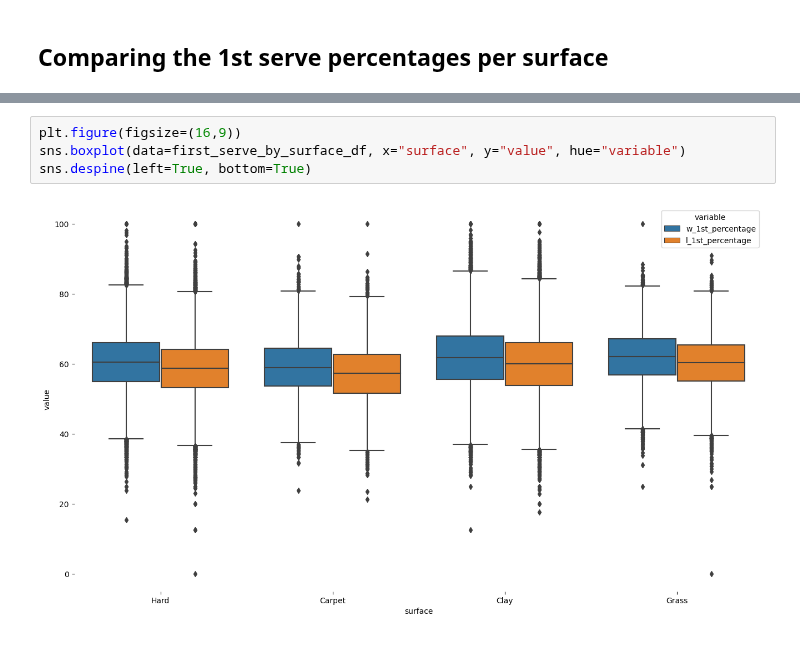
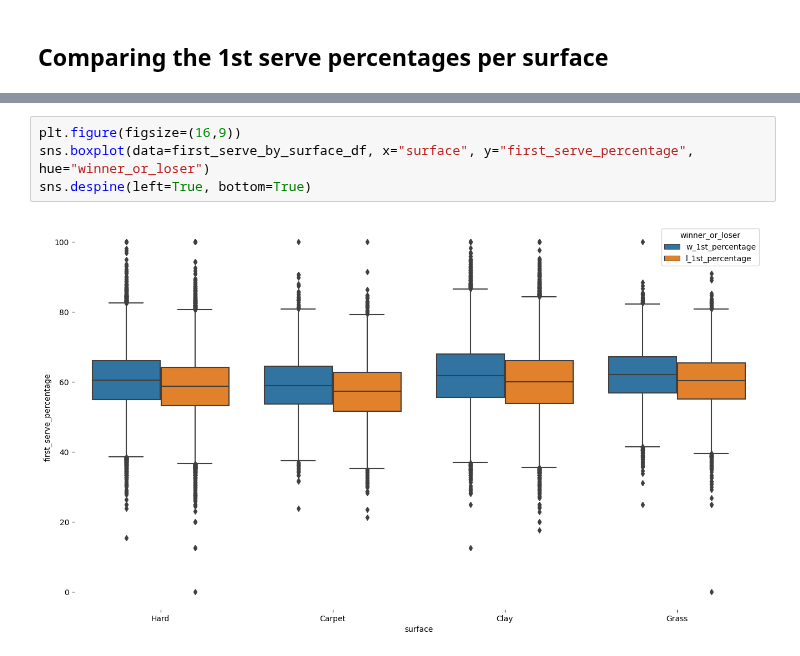
Before and after one commit to YoavWeller/Tennis_Analysis, a Jupyter notebook: tennis_analysis.ipynb, the cells around one changed output, grey strips where cells are left out. Saved outputs shown, nothing was run; the diff lists cells and outputs as text.

Commit message:
Update tennis_analysis.ipynb
Fixing variables names problems in the Comparing the 1st serve percentages per surface section

```diff
--- a/tennis_analysis.ipynb
+++ b/tennis_analysis.ipynb
@@ -879,6 +870,6 @@ first_serve_percentages_per_surface_df
 # %%
 plt.figure(figsize=(16,9))
-sns.boxplot(data=first_serve_by_surface_df, x="surface", y="value", hue="variable")
+sns.boxplot(data=first_serve_by_surface_df, x="surface", y="first_serve_percentage", hue="winner_or_loser")
 sns.despine(left=True, bottom=True)
 # %% [output]
-[figure, old version]
+[figure, new version]
```
Also changed, not shown: parts of 1 cell of this notebook.
